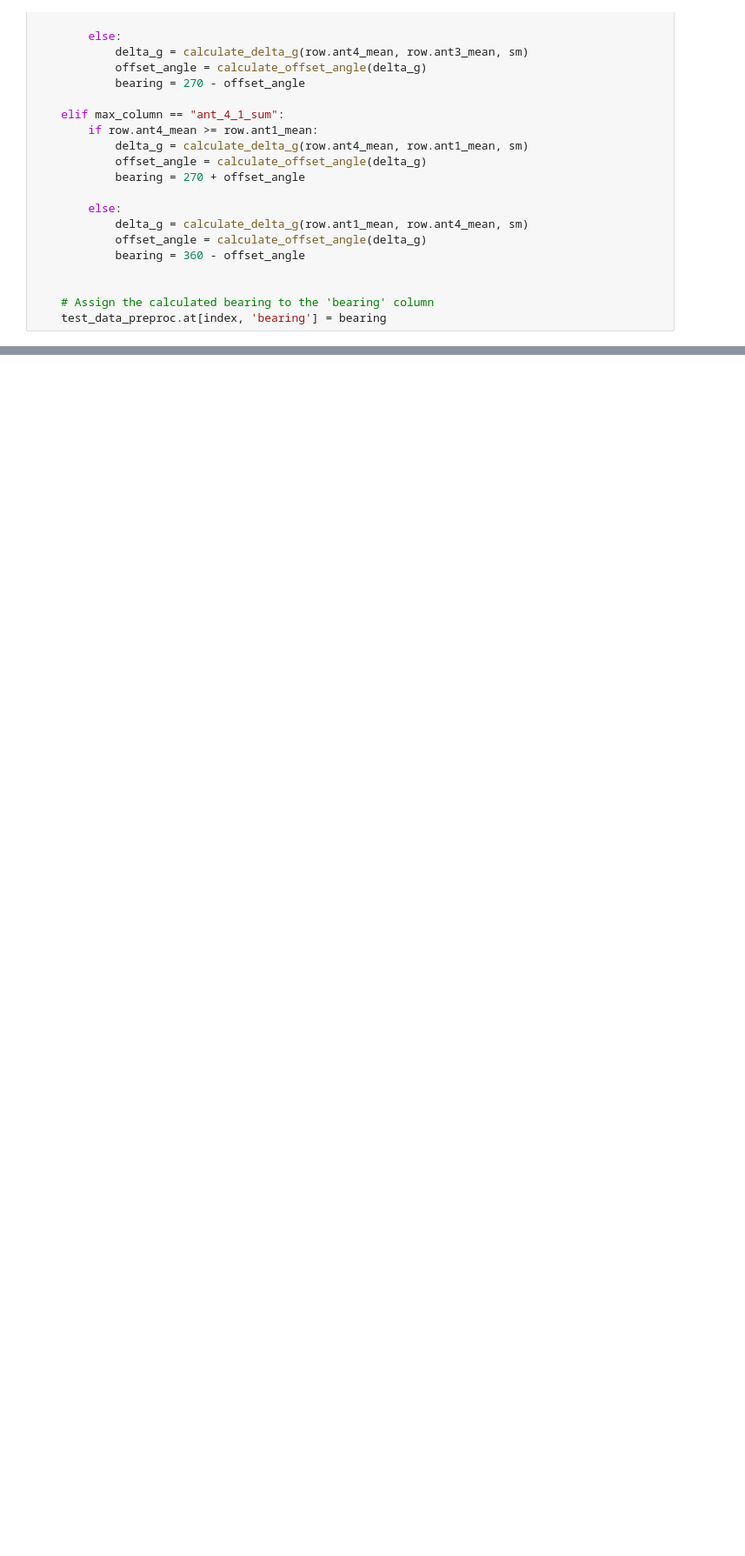
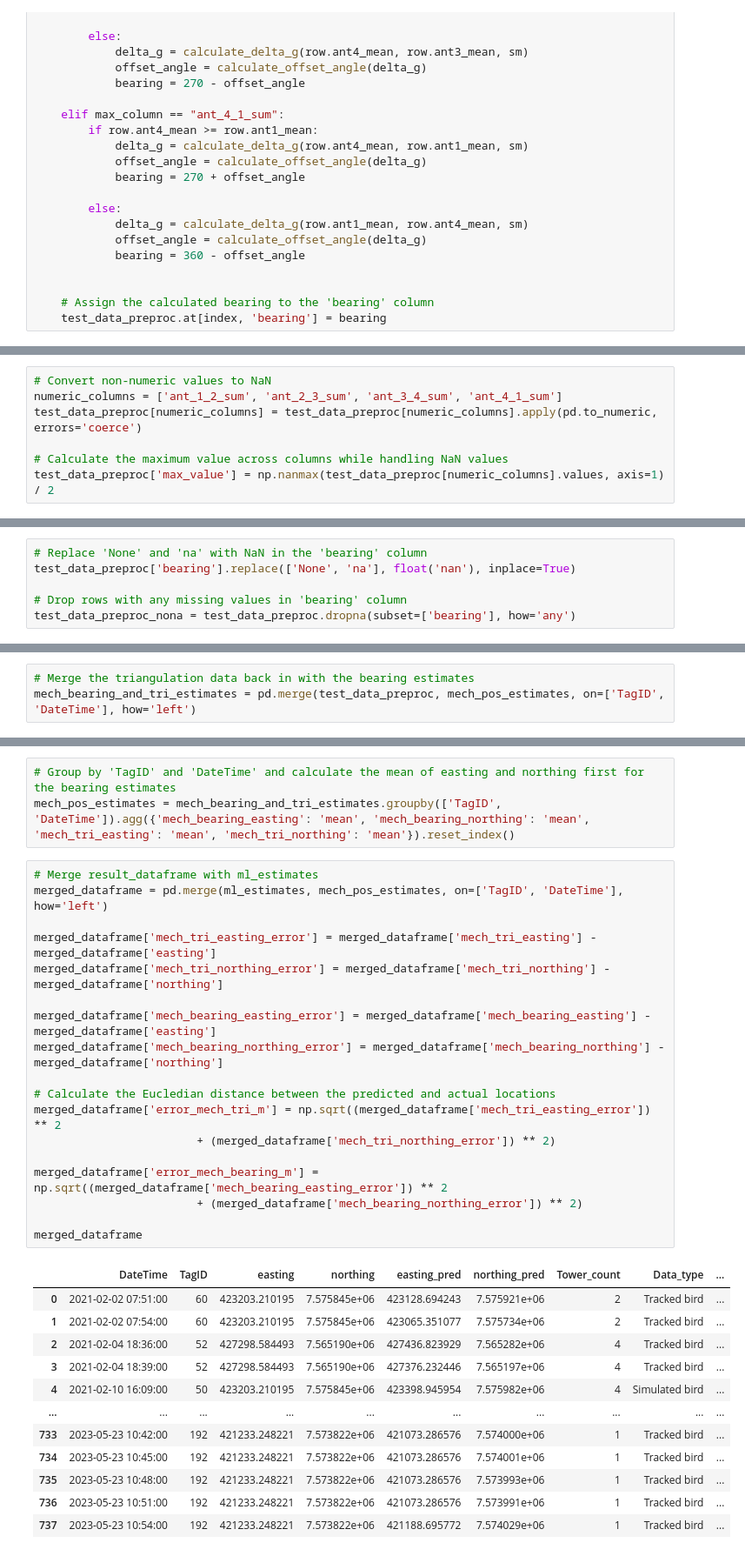
Before and after one commit to johnvanosta/ml4rt, a Jupyter notebook: mechanistic_model.ipynb, the cells around one changed output, grey strips where cells are left out. Shown at 87% size. Cells and saved outputs as stored; diff of their text form; blank space fills up the shorter version.

Commit message:
Mechanistic model to estimate locations

```diff
--- a/mechanistic_model.ipynb
+++ b/mechanistic_model.ipynb
@@ -210,3 +200,10 @@ Name: bearing, Length: 616, dtype: object
+# %%
+# Convert non-numeric values to NaN
+numeric_columns = ['ant_1_2_sum', 'ant_2_3_sum', 'ant_3_4_sum', 'ant_4_1_sum']
+test_data_preproc[numeric_columns] = test_data_preproc[numeric_columns].apply(pd.to_numeric, errors='coerce')
+
+# Calculate the maximum value across columns while handling NaN values
+test_data_preproc['max_value'] = np.nanmax(test_data_preproc[numeric_columns].values, axis=1) / 2
 # %%
 test_data_preproc
 # %% [output]
@@ -225,0 +293,6 @@ test_data_preproc
+# %%
+# Replace 'None' and 'na' with NaN in the 'bearing' column
+test_data_preproc['bearing'].replace(['None', 'na'], float('nan'), inplace=True)
+
+# Drop rows with any missing values in 'bearing' column
+test_data_preproc_nona = test_data_preproc.dropna(subset=['bearing'], how='any')
@@ -225,0 +390,3 @@ test_data_preproc
+# %%
+# Merge the triangulation data back in with the bearing estimates
+mech_bearing_and_tri_estimates = pd.merge(test_data_preproc, mech_pos_estimates, on=['TagID', 'DateTime'], how='left')
@@ -225,0 +413,34 @@ test_data_preproc
+# %%
+# Group by 'TagID' and 'DateTime' and calculate the mean of easting and northing first for the bearing estimates
+mech_pos_estimates = mech_bearing_and_tri_estimates.groupby(['TagID', 'DateTime']).agg({'mech_bearing_easting': 'mean', 'mech_bearing_northing': 'mean', 'mech_tri_easting': 'mean', 'mech_tri_northing': 'mean'}).reset_index()
+# %%
+# Merge result_dataframe with ml_estimates
+merged_dataframe = pd.merge(ml_estimates, mech_pos_estimates, on=['TagID', 'DateTime'], how='left')
+
+merged_dataframe['mech_tri_easting_error'] = merged_dataframe['mech_tri_easting'] - merged_dataframe['easting']
+merged_dataframe['mech_tri_northing_error'] = merged_dataframe['mech_tri_northing'] - merged_dataframe['northing']
+
+merged_dataframe['mech_bearing_easting_error'] = merged_dataframe['mech_bearing_easting'] - merged_dataframe['easting']
+merged_dataframe['mech_bearing_northing_error'] = merged_dataframe['mech_bearing_northing'] - merged_dataframe['northing']
+
+# Calculate the Eucledian distance between the predicted and actual locations
+merged_dataframe['error_mech_tri_m'] = np.sqrt((merged_dataframe['mech_tri_easting_error']) ** 2
+                        + (merged_dataframe['mech_tri_northing_error']) ** 2)
+
+merged_dataframe['error_mech_bearing_m'] = np.sqrt((merged_dataframe['mech_bearing_easting_error']) ** 2
+                        + (merged_dataframe['mech_bearing_northing_error']) ** 2)
+
+merged_dataframe
+# %% [output]
+|  | DateTime | TagID | easting | northing | easting_pred | northing_pred | Tower_count | Data_type | ... |
+| 0 | 2021-02-02 07:51:00 | 60 | 423203.210195 | 7.575845e+06 | 423128.694243 | 7.575921e+06 | 2 | Tracked bird | ... |
+| 1 | 2021-02-02 07:54:00 | 60 | 423203.210195 | 7.575845e+06 | 423065.351077 | 7.575734e+06 | 2 | Tracked bird | ... |
+| 2 | 2021-02-04 18:36:00 | 52 | 427298.584493 | 7.565190e+06 | 427436.823929 | 7.565282e+06 | 4 | Tracked bird | ... |
+| 3 | 2021-02-04 18:39:00 | 52 | 427298.584493 | 7.565190e+06 | 427376.232446 | 7.565197e+06 | 4 | Tracked bird | ... |
+| 4 | 2021-02-10 16:09:00 | 50 | 423203.210195 | 7.575845e+06 | 423398.945954 | 7.575982e+06 | 4 | Simulated bird | ... |
+| ... | ... | ... | ... | ... | ... | ... | ... | ... | ... |
+| 733 | 2023-05-23 10:42:00 | 192 | 421233.248221 | 7.573822e+06 | 421073.286576 | 7.574000e+06 | 1 | Tracked bird | ... |
+| 734 | 2023-05-23 10:45:00 | 192 | 421233.248221 | 7.573822e+06 | 421073.286576 | 7.574001e+06 | 1 | Tracked bird | ... |
+| 735 | 2023-05-23 10:48:00 | 192 | 421233.248221 | 7.573822e+06 | 421073.286576 | 7.573993e+06 | 1 | Tracked bird | ... |
+| 736 | 2023-05-23 10:51:00 | 192 | 421233.248221 | 7.573822e+06 | 421073.286576 | 7.573991e+06 | 1 | Tracked bird | ... |
+| 737 | 2023-05-23 10:54:00 | 192 | 421233.248221 | 7.573822e+06 | 421188.695772 | 7.574029e+06 | 1 | Tracked bird | ... |
```
Also changed, not shown: parts of 19 cells of this notebook, 5 other files.
